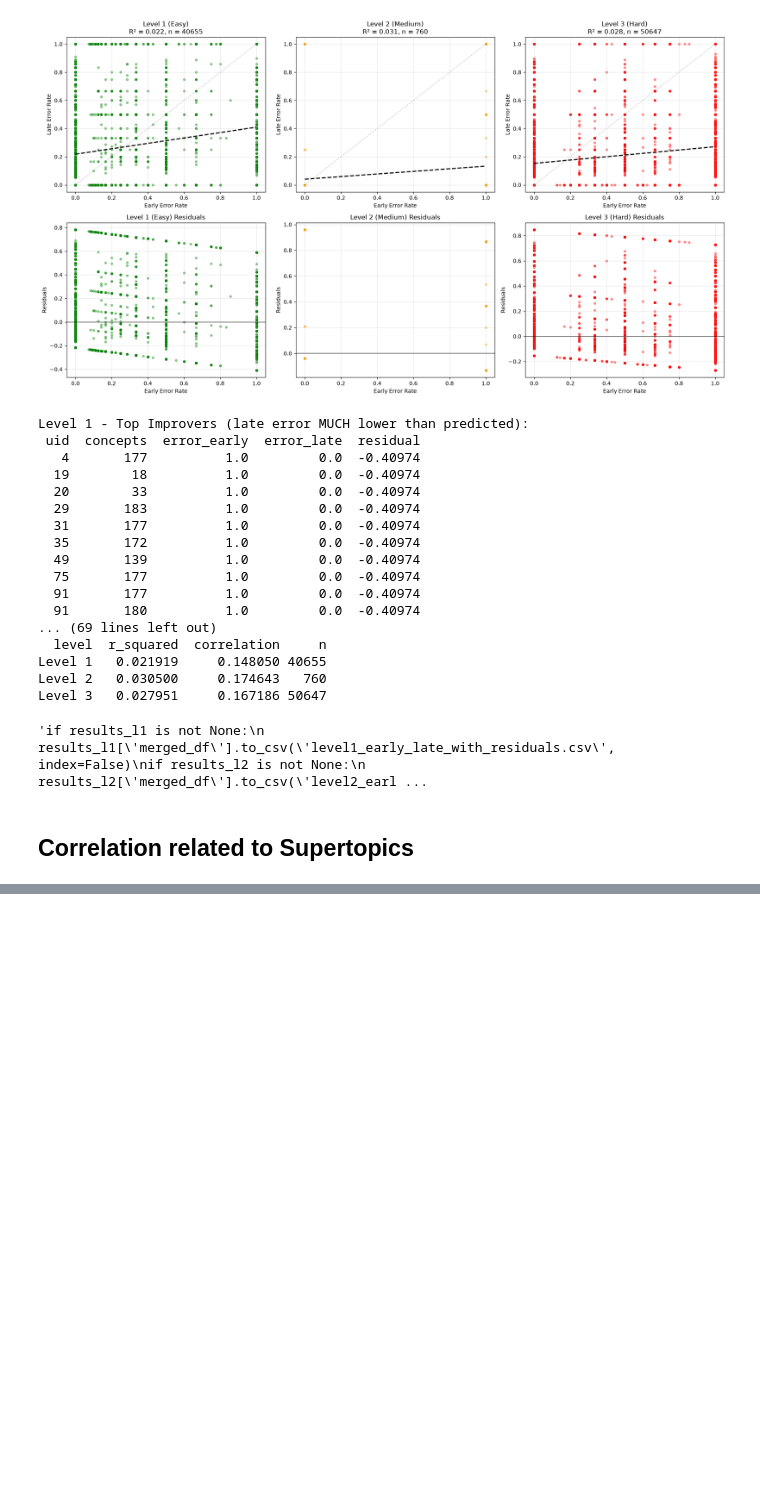
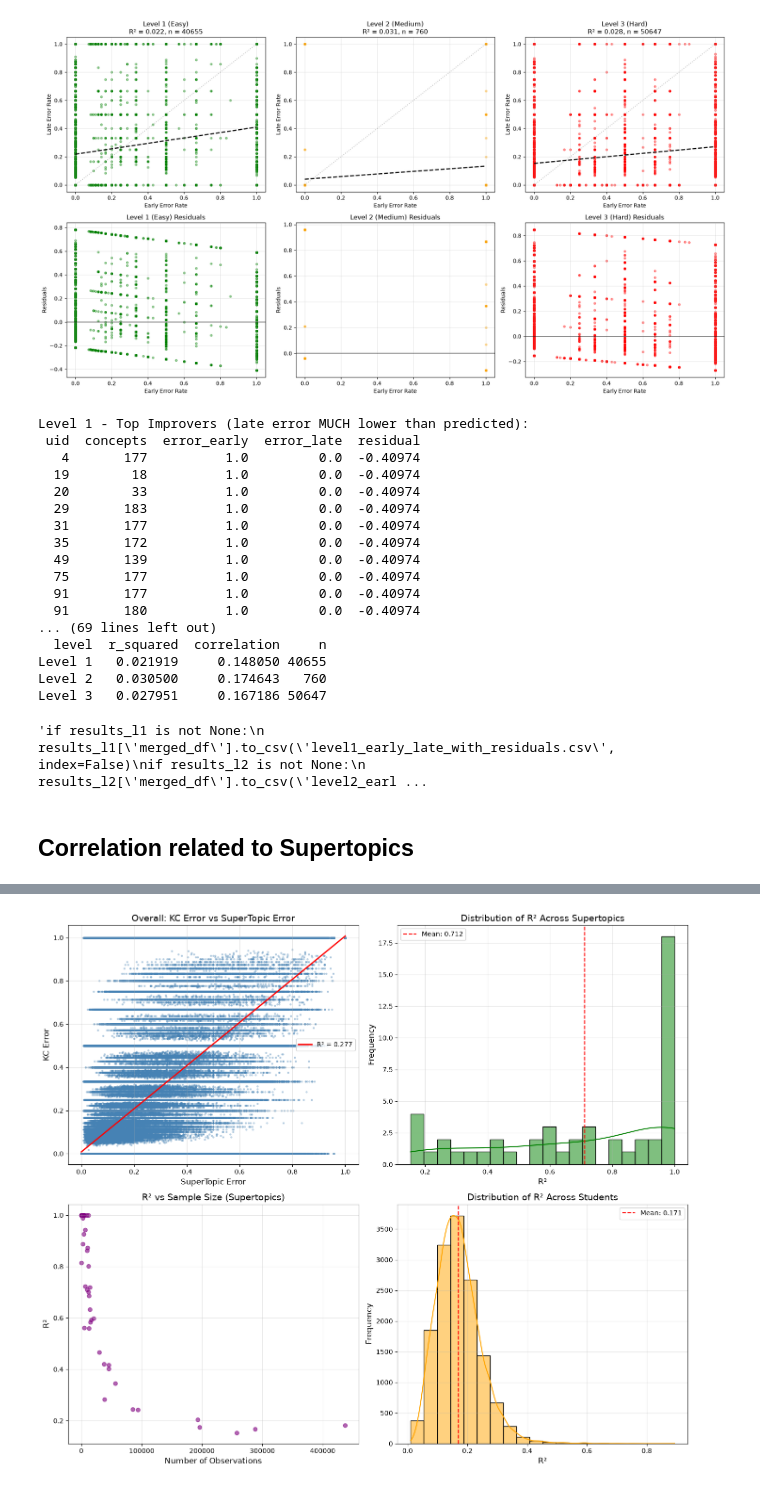
Before and after one commit to noorshehab/SprintLab-Data, a Jupyter notebook: notebooks/correlation.ipynb, the cells around one changed output, grey strips where cells are left out. Saved outputs shown, nothing was run; the diff lists cells and outputs as text; code cells hidden in the pictures; blank space fills up the shorter version.

```diff
--- a/notebooks/correlation.ipynb
+++ b/notebooks/correlation.ipynb
@@ -569,0 +589,51 @@ plt.show()
+# %%
+fig, axes = plt.subplots(2, 2, figsize=(14, 12))
+
+# Plot 1: Scatter plot with regression line (overall)
+ax1 = axes[0, 0]
+ax1.scatter(merged['error_super'], merged['error_kc'], alpha=0.3, s=5, color='steelblue')
+x_line = np.linspace(merged['error_super'].min(), merged['error_super'].max(), 100)
+y_line = model.intercept_ + model.coef_[0] * x_line
+ax1.plot(x_line, y_line, color='red', linewidth=2, label=f'R² = {r2:.3f}')
+ax1.set_xlabel('SuperTopic Error', fontsize=12)
+ax1.set_ylabel('KC Error', fontsize=12)
+ax1.set_title('Overall: KC Error vs SuperTopic Error', fontsize=14)
+ax1.legend()
+ax1.grid(True, alpha=0.3)
+
+# Plot 2: Distribution of R² across supertopics
+ax2 = axes[0, 1]
+sns.histplot(supertopic_regression['r_squared'], bins=20, kde=True, ax=ax2, color='green')
+ax2.axvline(x=supertopic_regression['r_squared'].mean(), color='red', linestyle='--',
+            label=f'Mean: {supertopic_regression["r_squared"].mean():.3f}')
+ax2.set_xlabel('R²', fontsize=12)
+ax2.set_ylabel('Frequency', fontsize=12)
+ax2.set_title('Distribution of R² Across Supertopics', fontsize=14)
+ax2.legend()
+ax2.grid(True, alpha=0.3)
+
+# Plot 3: R² vs number of observations (supertopics)
+ax3 = axes[1, 0]
+ax3.scatter(supertopic_regression['n_observations'], supertopic_regression['r_squared'],
+            alpha=0.6, color='purple')
+ax3.set_xlabel('Number of Observations', fontsize=12)
+ax3.set_ylabel('R²', fontsize=12)
+ax3.set_title('R² vs Sample Size (Supertopics)', fontsize=14)
+ax3.grid(True, alpha=0.3)
+
+# Plot 4: Distribution of R² across students
+ax4 = axes[1, 1]
+sns.histplot(student_regression['r_squared'], bins=20, kde=True, ax=ax4, color='orange')
+ax4.axvline(x=student_regression['r_squared'].mean(), color='red', linestyle='--',
+            label=f'Mean: {student_regression["r_squared"].mean():.3f}')
+ax4.set_xlabel('R²', fontsize=12)
+ax4.set_ylabel('Frequency', fontsize=12)
+ax4.set_title('Distribution of R² Across Students', fontsize=14)
+ax4.legend()
+ax4.grid(True, alpha=0.3)
+
+plt.tight_layout()
+plt.savefig('kc_supertopic_regression.png', dpi=300, bbox_inches='tight')
+plt.show()
+# %% [output]
+[figure, added]
```
Also changed, not shown: parts of 11 cells of this notebook, 12 other files.
